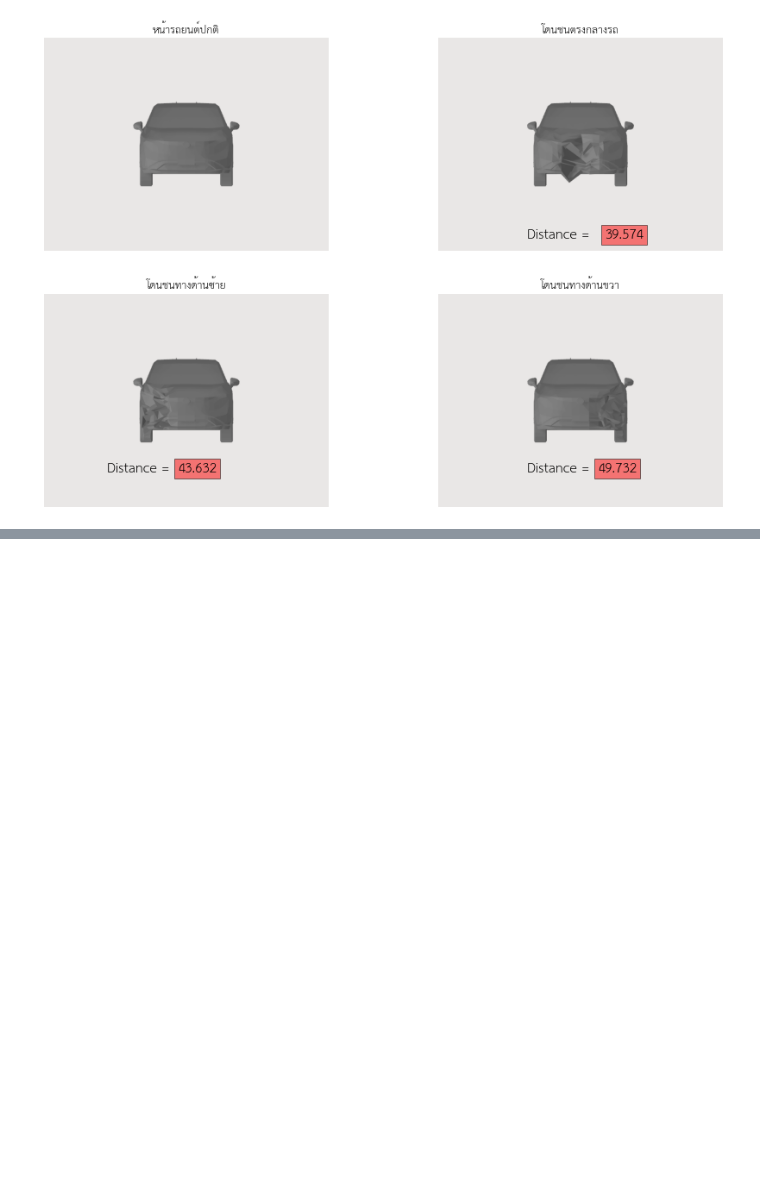
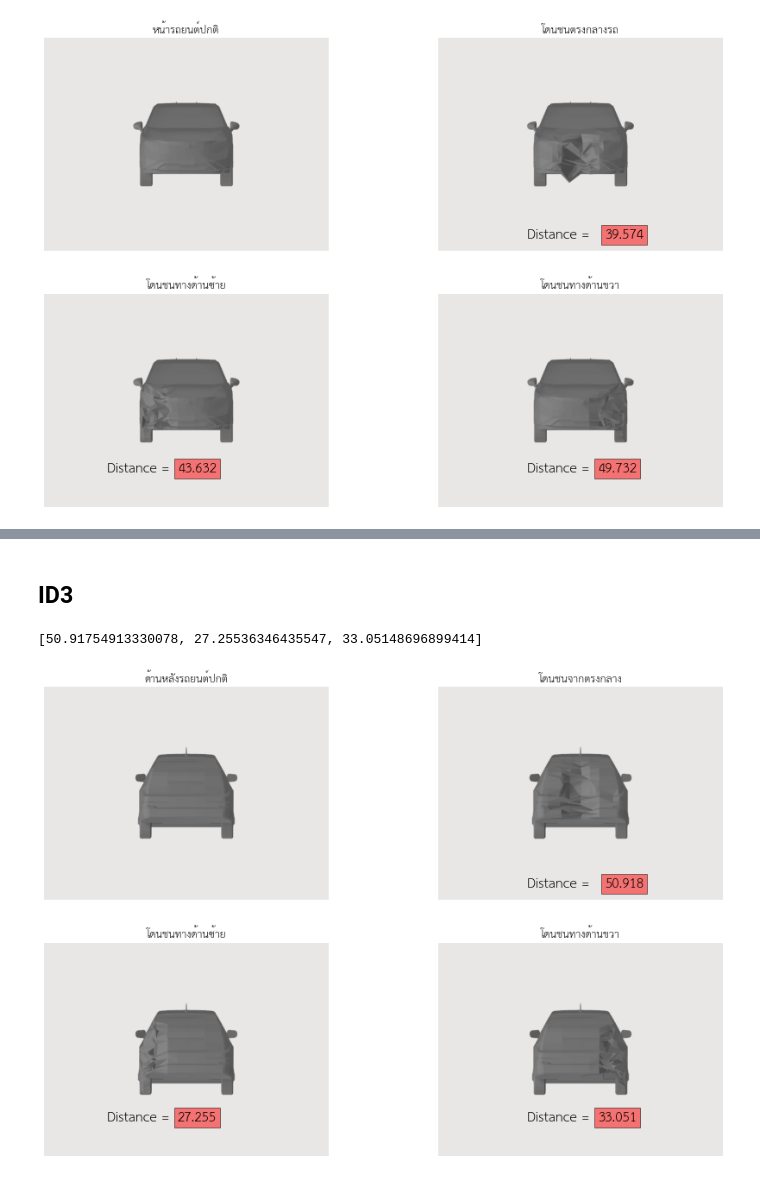
Before and after one commit to MeenTers/Project, a Jupyter notebook: Compare_view_3D.ipynb, the cells around one changed output, grey strips where cells are left out. Cells and saved outputs as stored; diff of their text form; code cells hidden in the pictures; blank space fills up the shorter version.

```diff
--- a/Compare_view_3D.ipynb
+++ b/Compare_view_3D.ipynb
@@ -425,0 +369,22 @@ show_img(img9f,img9_1,img9_2,img9_3,tx1,tx2,tx3,tx4,id9)
+# %% [markdown]
+## ID3
+# %%
+img3b   = cv2.imread(r'/content/drive/MyDrive/3D_Model/Back/base/ID3/ID3/ID3B.png')
+img3bbc = cv2.imread(r'/content/drive/MyDrive/3D_Model/Back/view/ID3/ID3/ID3BBC.png')
+img3bbl = cv2.imread(r'/content/drive/MyDrive/3D_Model/Back/view/ID3/ID3/ID3BBL.png')
+img3bbr = cv2.imread(r'/content/drive/MyDrive/3D_Model/Back/view/ID3/ID3/ID3BBR.png')
+# %%
+car3b_dataset , car3b_loader = get_dataset(r'/content/drive/MyDrive/3D_Model/Back/base/ID3')
+dmg3b_dataset , dmg3b_loader = get_dataset(r'/content/drive/MyDrive/3D_Model/Back/view/ID3')
+# %%
+id3bb = get_features(vgg,car3b_loader)
+id3vb = get_features(vgg,dmg3b_loader)
+# %%
+id3b = get_euclidean(id3bb,id3vb)
+id3b
+# %% [output]
+[50.91754913330078, 27.25536346435547, 33.05148696899414]
+# %%
+show_img(img3b,img3bbc,img3bbl,img3bbr,txb1,txb2,txb3,txb4,id3b)
+# %% [output]
+[figure, added]
```
Also changed, not shown: parts of 55 cells of this notebook.
